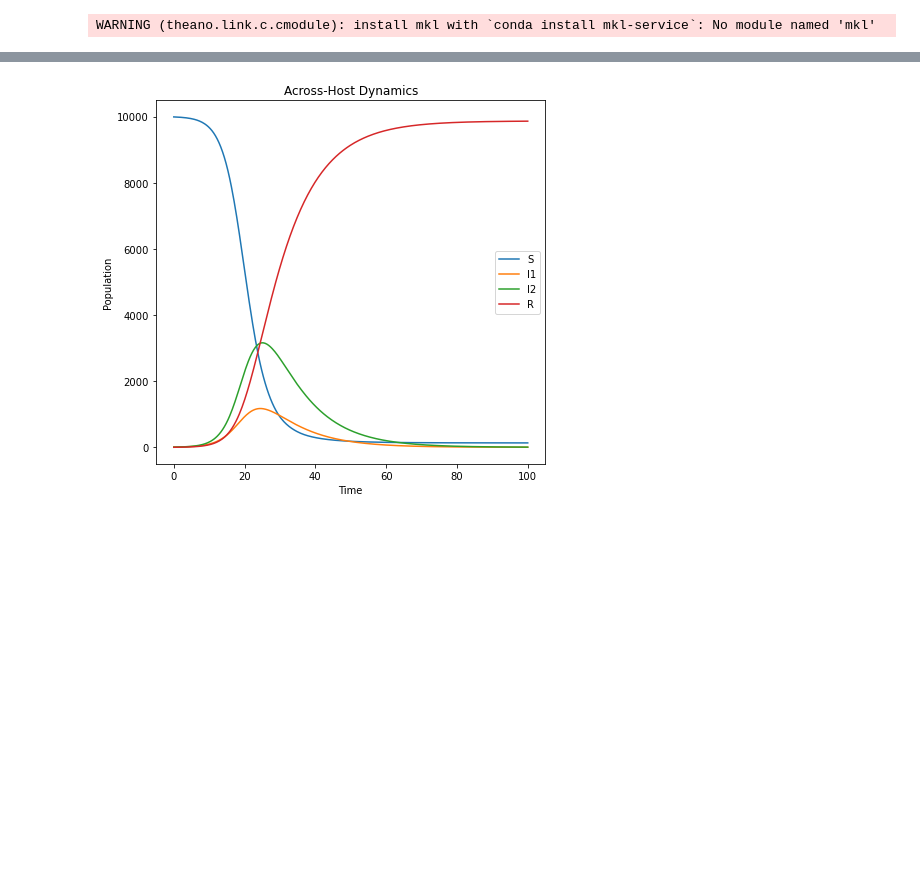
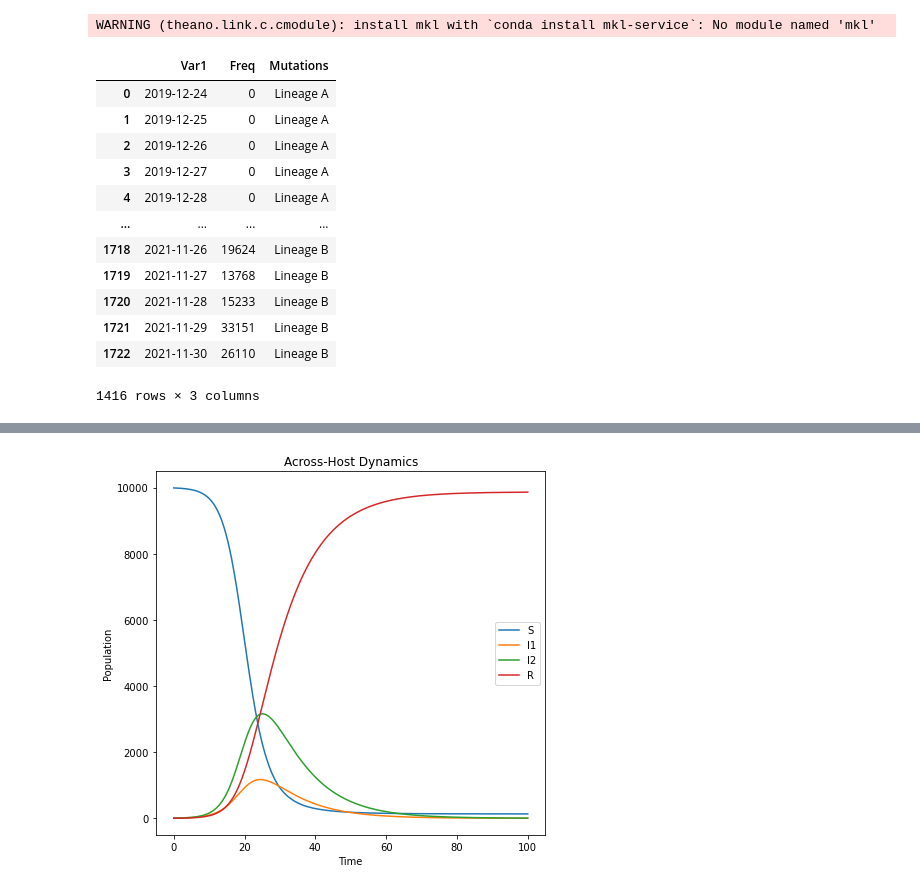
Before and after one commit to Hc1023/EvoSSS, a Jupyter notebook: 4_EvoSSS_model/EvoSIR.ipynb, the cells around one changed output, grey strips where cells are left out. Drawn from its saved outputs; the diff is of its cells as text; code cells hidden in the pictures; blank space fills up the shorter version.

```diff
--- a/4_EvoSSS_model/EvoSIR.ipynb
+++ b/4_EvoSSS_model/EvoSIR.ipynb
@@ -8,0 +11,20 @@ WARNING (theano.link.c.cmodule): install mkl with `conda install mkl-service`: N
+# %%
+df = pd.read_csv('../3_Epidemiological_analysis/Covid19CasesGISAID.csv')
+df = df[(df['Mutations'] == 'Lineage A') | (df['Mutations'] == 'Lineage B')]
+df['Var1'] = pd.to_datetime(df['Var1'])
+df = df[df['Var1'] < '2021-12-01']
+df
+# %% [output]
+|  | Var1 | Freq | Mutations |
+| 0 | 2019-12-24 | 0 | Lineage A |
+| 1 | 2019-12-25 | 0 | Lineage A |
+| 2 | 2019-12-26 | 0 | Lineage A |
+| 3 | 2019-12-27 | 0 | Lineage A |
+| 4 | 2019-12-28 | 0 | Lineage A |
+| ... | ... | ... | ... |
+| 1718 | 2021-11-26 | 19624 | Lineage B |
+| 1719 | 2021-11-27 | 13768 | Lineage B |
+| 1720 | 2021-11-28 | 15233 | Lineage B |
+| 1721 | 2021-11-29 | 33151 | Lineage B |
+| 1722 | 2021-11-30 | 26110 | Lineage B |
+1416 rows × 3 columns
```
Also changed, not shown: parts of 4 cells of this notebook.
